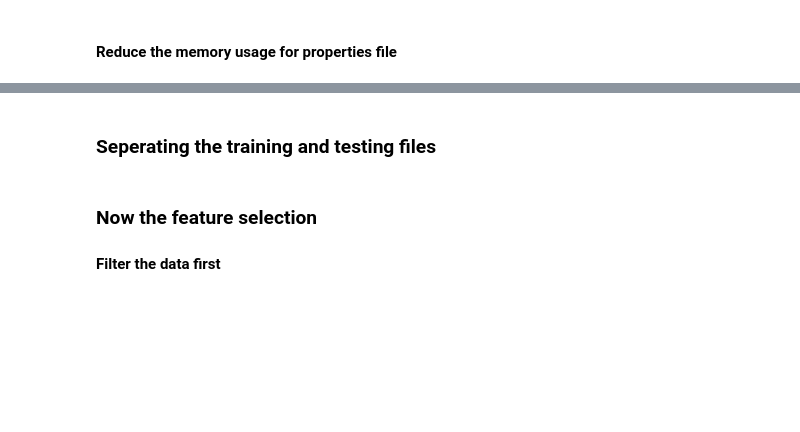
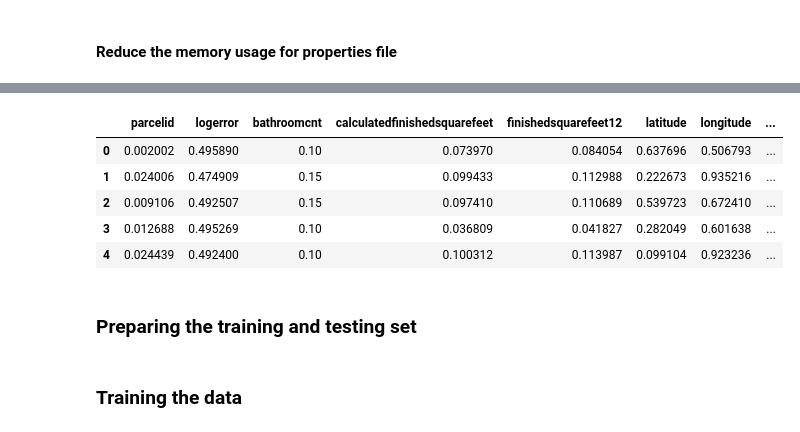
Before and after one commit to tyagi-iiitv/CSE519-2017-111482304-111733554, a Jupyter notebook: dryRunAnjulTyagi.ipynb, the cells around one changed output, grey strips where cells are left out. Saved outputs shown, nothing was run; the diff lists cells and outputs as text; code cells hidden in the pictures; blank space fills up the shorter version.

```diff
--- a/dryRunAnjulTyagi.ipynb
+++ b/dryRunAnjulTyagi.ipynb
@@ -188,0 +104,3 @@ Memory gain: 69.95%
+# %%
+cols_prop.append('logerror')
+cols_prop
@@ -254,0 +139,2 @@ prop17_train17[['basementsqft','bathroomcnt','bedroomcnt','calculatedbathnbr','t
+# %%
+prop16_train16[cols_prop] = min_max_scalar.fit_transform(prop16_train16[cols_prop])
@@ -255,5 +147,14 @@ prop17_train17[['basementsqft','bathroomcnt','bedroomcnt','calculatedbathnbr','t
+# %%
+prop16_train16.head()
+# %% [output]
+|  | parcelid | logerror | bathroomcnt | calculatedfinishedsquarefeet | finishedsquarefeet12 | latitude | longitude | ... |
+| 0 | 0.002002 | 0.495890 | 0.10 | 0.073970 | 0.084054 | 0.637696 | 0.506793 | ... |
+| 1 | 0.024006 | 0.474909 | 0.15 | 0.099433 | 0.112988 | 0.222673 | 0.935216 | ... |
+| 2 | 0.009106 | 0.492507 | 0.15 | 0.097410 | 0.110689 | 0.539723 | 0.672410 | ... |
+| 3 | 0.012688 | 0.495269 | 0.10 | 0.036809 | 0.041827 | 0.282049 | 0.601638 | ... |
+| 4 | 0.024439 | 0.492400 | 0.10 | 0.100312 | 0.113987 | 0.099104 | 0.923236 | ... |
 # %% [markdown]
-### Seperating the training and testing files
+### Preparing the training and testing set
 # %%
 test1 = prop16_train16.iloc[0:9000]
 test2 = prop16_train17.iloc[7000:14000]
@@ -265,5 +166,4 @@ train2 = prop16_train17.drop(prop16_train17.index[7000:14000])
 train3 = prop17_train16.drop(prop17_train16.index[18000:27000])
 train4 = prop17_train17.drop(prop17_train17.index[21000:28000])
 # %% [markdown]
-### Now the feature selection
-#### Filter the data first
+### Training the data
```
Also changed, not shown: parts of 92 cells of this notebook, 1 other file.
